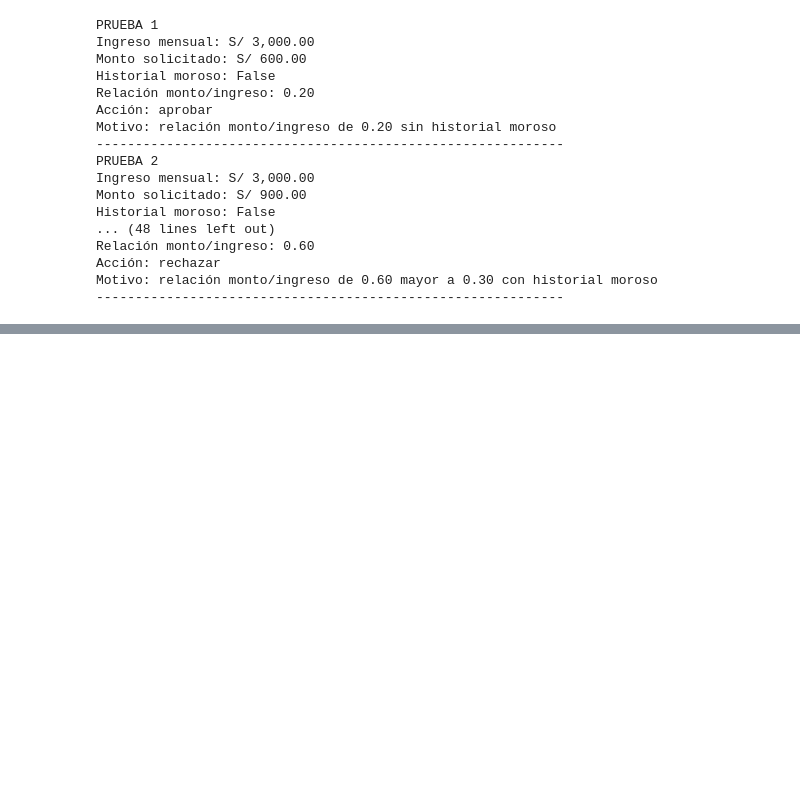
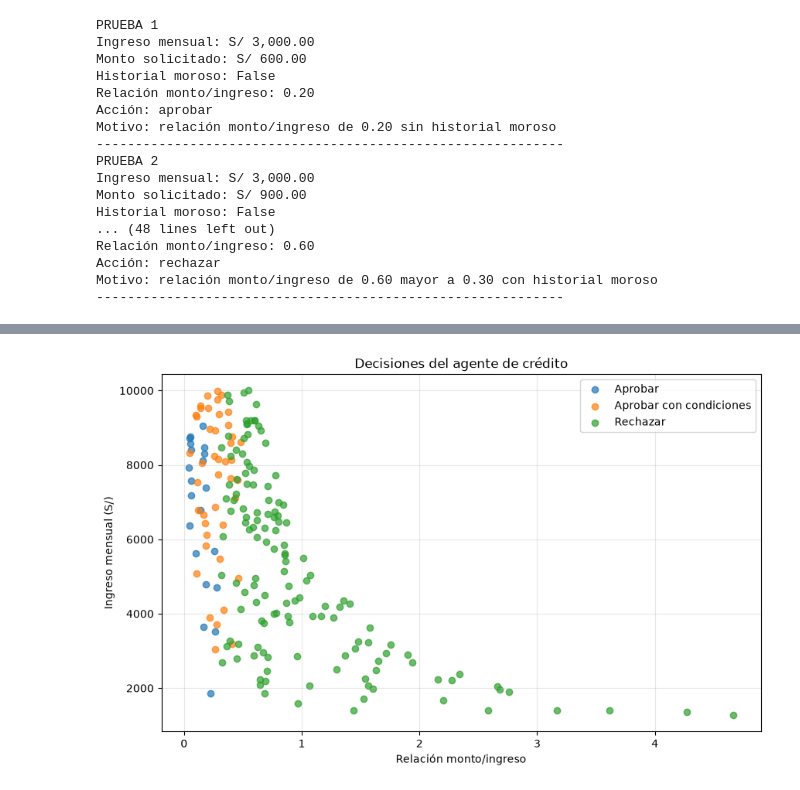
Before and after one commit to luisfigueroa27/IS484-Practica001-Lunes-Figueroa-Arce, a Jupyter notebook: Ejercicio1_Credito_Figueroa_Arce.ipynb, the cells around one changed output, grey strips where cells are left out. Cells and saved outputs as stored; diff of their text form; code cells hidden in the pictures; blank space fills up the shorter version.

Commit message:
Agregue la visualizacion grafica de las solicitudes

```diff
--- a/Ejercicio1_Credito_Figueroa_Arce.ipynb
+++ b/Ejercicio1_Credito_Figueroa_Arce.ipynb
@@ -171,0 +176,74 @@ Motivo: relación monto/ingreso de 0.60 mayor a 0.30 con historial moroso
+# %%
+import numpy as np
+import matplotlib.pyplot as plt
+
+# Fijar una semilla para obtener resultados reproducibles
+np.random.seed(42)
+
+# Generar 200 solicitudes aleatorias
+n_solicitudes = 200
+
+ingresos = np.random.randint(1200, 10001, n_solicitudes)
+montos = np.random.randint(300, 6001, n_solicitudes)
+historial_moroso = np.random.choice(
+    [False, True],
+    size=n_solicitudes
+)
+
+# Calcular la relación monto/ingreso
+relaciones = montos / ingresos
+
+# Obtener la decisión del agente para cada solicitud
+decisiones = []
+
+for ingreso, monto, moroso in zip(
+    ingresos,
+    montos,
+    historial_moroso
+):
+    accion, motivo = agente_credito(
+        ingreso,
+        monto,
+        moroso
+    )
+
+    decisiones.append(accion)
+
+# Convertir las decisiones a un arreglo de NumPy
+decisiones = np.array(decisiones)
+
+# Crear el gráfico
+plt.figure(figsize=(10, 6))
+
+# Graficar cada decisión
+plt.scatter(
+    relaciones[decisiones == "aprobar"],
+    ingresos[decisiones == "aprobar"],
+    label="Aprobar",
+    alpha=0.7
+)
+
+plt.scatter(
+    relaciones[decisiones == "aprobar con condiciones"],
+    ingresos[decisiones == "aprobar con condiciones"],
+    label="Aprobar con condiciones",
+    alpha=0.7
+)
+
+plt.scatter(
+    relaciones[decisiones == "rechazar"],
+    ingresos[decisiones == "rechazar"],
+    label="Rechazar",
+    alpha=0.7
+)
+
+# Configuración del gráfico
+plt.xlabel("Relación monto/ingreso")
+plt.ylabel("Ingreso mensual (S/)")
+plt.title("Decisiones del agente de crédito")
+plt.legend()
+plt.grid(True, alpha=0.3)
+
+plt.show()
+# %% [output]
+[figure, added]
```
Also changed, not shown: parts of 3 cells of this notebook.
